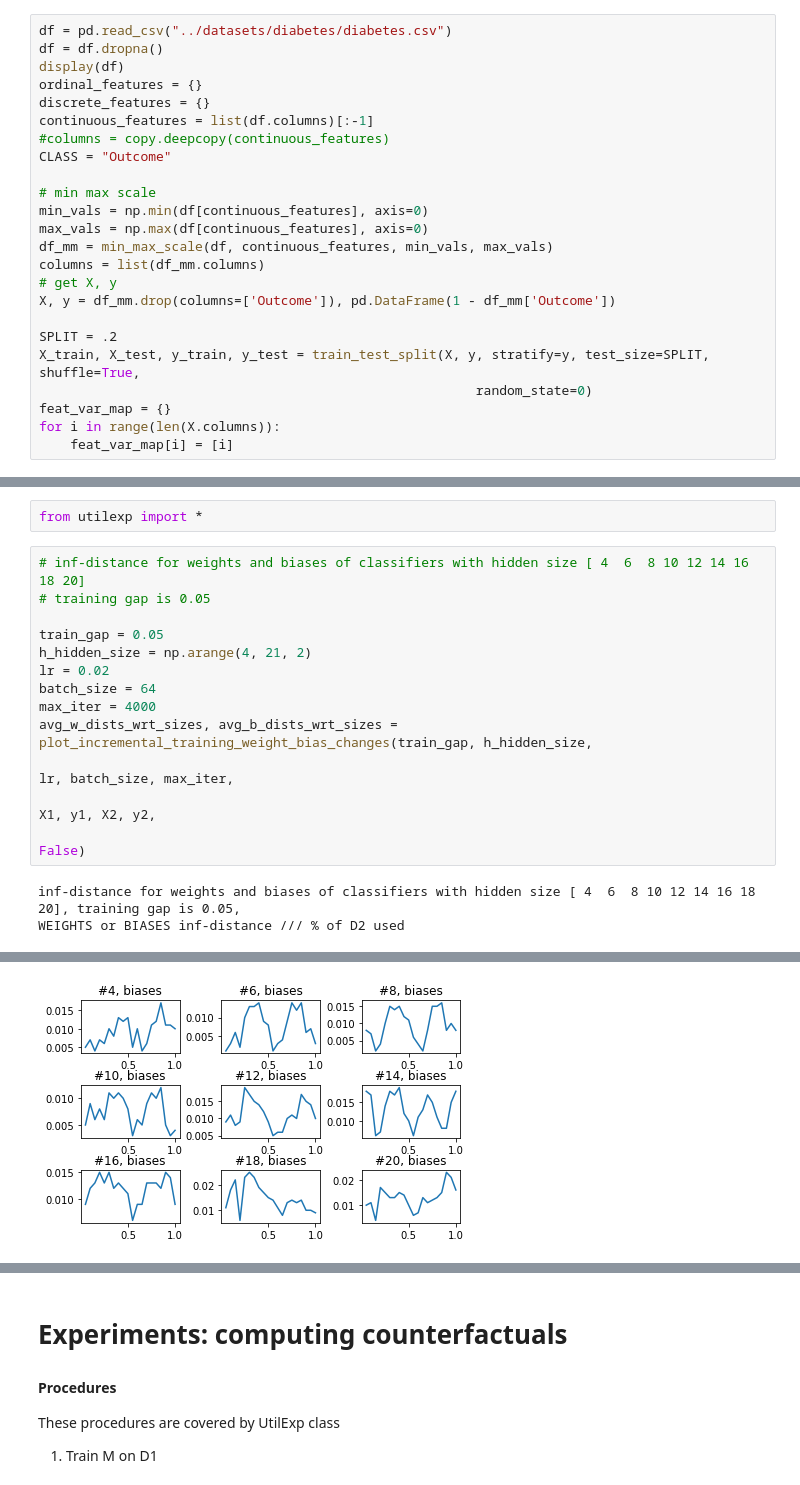
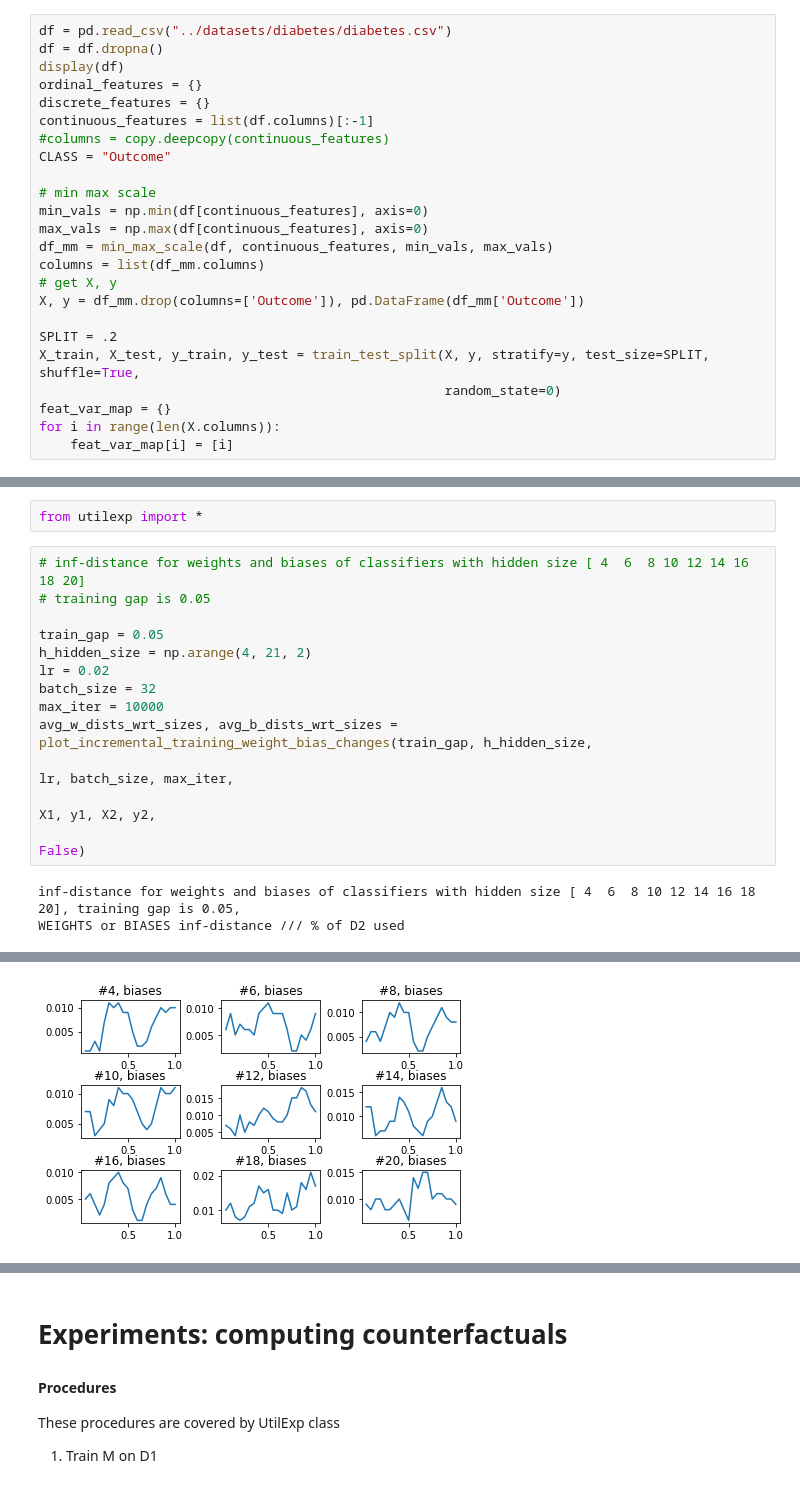
Before and after one commit to junqi-jiang/robust-ce-inn, a Jupyter notebook: expnns/diabetes.ipynb, the cells around one changed output, grey strips where cells are left out. Cells and saved outputs as stored; diff of their text form.

```diff
--- a/expnns/diabetes.ipynb
+++ b/expnns/diabetes.ipynb
@@ -60,11 +60,11 @@ max_vals = np.max(df[continuous_features], axis=0)
 df_mm = min_max_scale(df, continuous_features, min_vals, max_vals)
 columns = list(df_mm.columns)
 # get X, y
-X, y = df_mm.drop(columns=['Outcome']), pd.DataFrame(1 - df_mm['Outcome'])
+X, y = df_mm.drop(columns=['Outcome']), pd.DataFrame(df_mm['Outcome'])
 
 SPLIT = .2
 X_train, X_test, y_train, y_test = train_test_split(X, y, stratify=y, test_size=SPLIT, shuffle=True,
-                                                        random_state=0)
+                                                    random_state=0)
 feat_var_map = {}
 for i in range(len(X.columns)):
     feat_var_map[i] = [i]
@@ -180,8 +180,8 @@ from utilexp import *
 train_gap = 0.05
 h_hidden_size = np.arange(4, 21, 2)
 lr = 0.02
-batch_size = 64
-max_iter = 4000
+batch_size = 32
+max_iter = 10000
 avg_w_dists_wrt_sizes, avg_b_dists_wrt_sizes = plot_incremental_training_weight_bias_changes(train_gap, h_hidden_size,
                                                                                              lr, batch_size, max_iter,
                                                                                              X1, y1, X2, y2,
@@ -193 +193 @@ WEIGHTS or BIASES inf-distance /// % of D2 used
-[figure, old version]
+[figure, new version]
```
Also changed, not shown: parts of 19 cells of this notebook, 14 other files.
